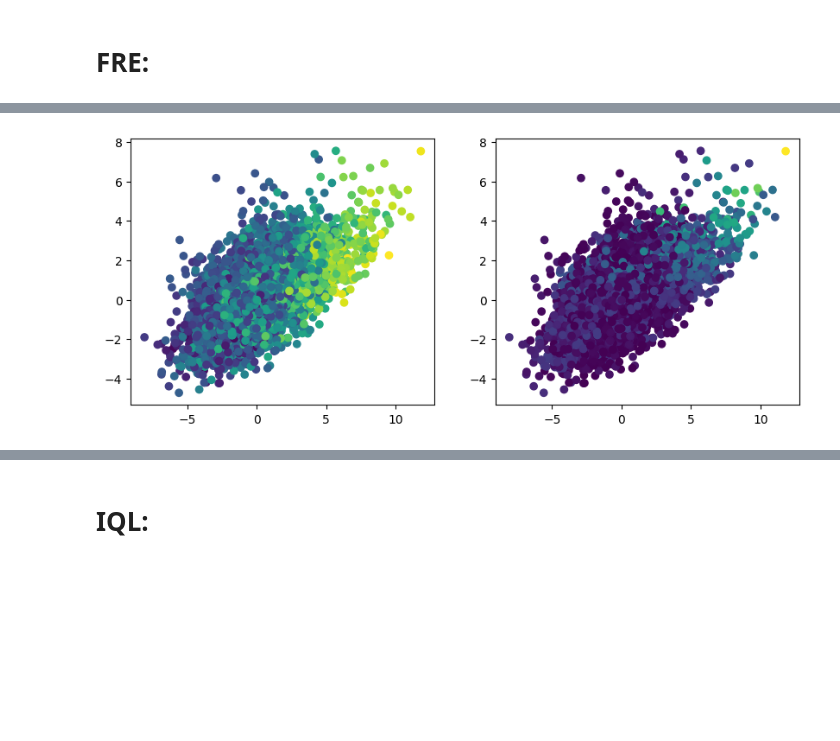
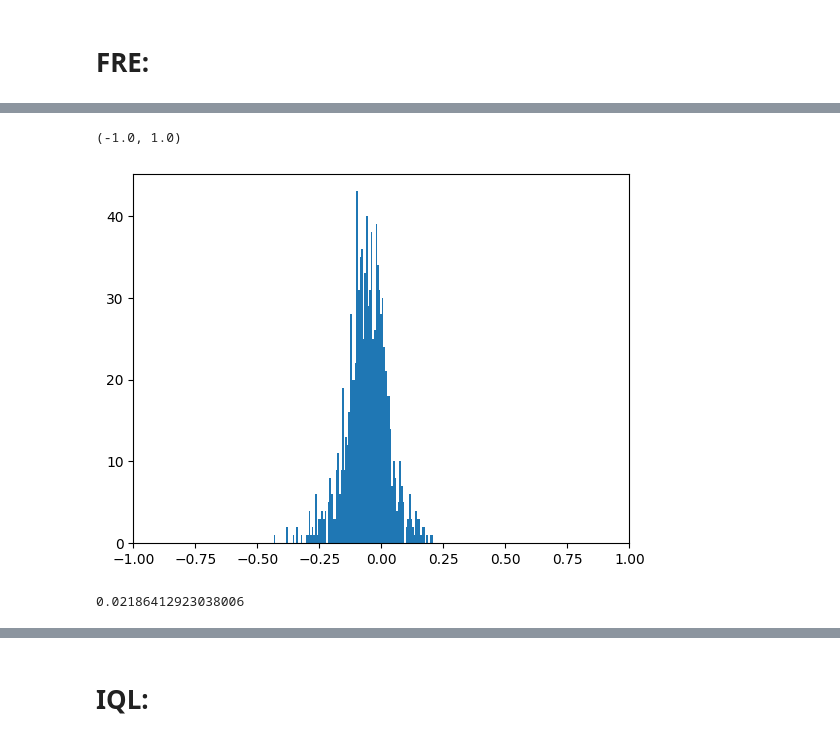
Before and after one commit to TheSun00000/fre_experiments, a Jupyter notebook: offline_fre+dmc copy.ipynb, the cells around one changed output, grey strips where cells are left out. Cells and saved outputs as stored; diff of their text form; code cells hidden in the pictures; blank space fills up the shorter version.

```diff
--- a/offline_fre+dmc copy.ipynb
+++ b/offline_fre+dmc copy.ipynb
@@ -674,14 +688,13 @@ RuntimeError: random_ expects 'from' to be less than 'to', but got from=0 >= to=
-# %%
-fig, axs = plt.subplots(1, 2, figsize=(10, 4))
-
-if ENV_NAME == 'walker':
-    axs[0].scatter(decode_obs[..., 16].cpu(), decode_obs[..., 24].cpu(), c=rewards_pred.cpu())
-    axs[1].scatter(decode_obs[..., 16].cpu(), decode_obs[..., 24].cpu(), c=decode_rewards.cpu())
-    # axs[0].scatter(encode_obs[..., 16].cpu(), encode_obs[..., 24].cpu(), c=encode_rewards.cpu(), edgecolor='red')
-
-if ENV_NAME == 'cheetah':
-    axs[0].scatter(decode_obs[..., 8].cpu(), decode_obs[..., 17].cpu(), c=rewards_pred.cpu())
-    axs[1].scatter(decode_obs[..., 8].cpu(), decode_obs[..., 17].cpu(), c=decode_rewards.cpu())
-    # axs[0].scatter(encode_obs[..., 8].cpu(), encode_obs[..., 17].cpu(), c=encode_rewards.cpu(), edgecolor='red')
-# %% [output]
-[figure, removed]
+# %%
+with torch.no_grad():
+    r = get_reward(reward_params, random_states=dataset_trajectories[:1000, ::10].reshape(1, -1, 18))
+
+plt.hist(r.reshape(1000, 100).mean(dim=1).cpu(), bins=100)
+plt.xlim([-1, 1])
+# %% [output]
+(-1.0, 1.0)
+[figure, added]
+# %%
+(r.reshape(1000, 100).mean(dim=1).std() ** 2 / (1/3)).item()
+# %% [output]
+0.02186412923038006
```
Also changed, not shown: parts of 11 cells of this notebook, 2 other files.
